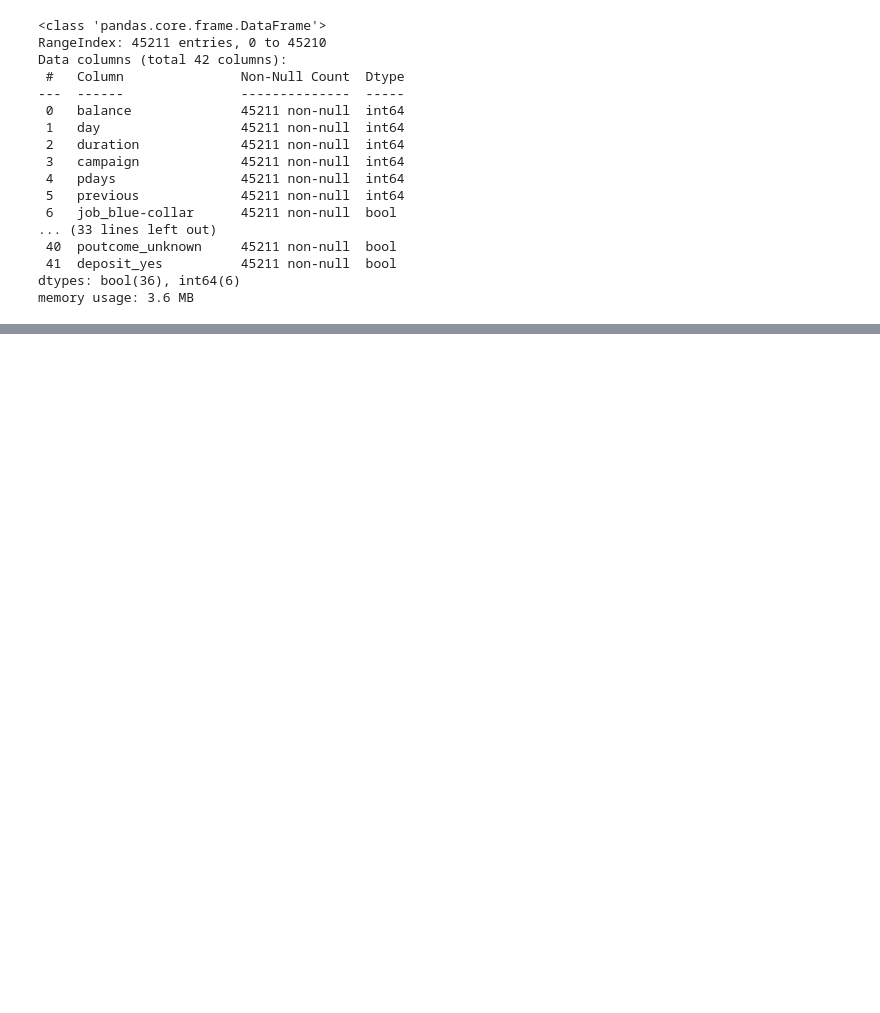
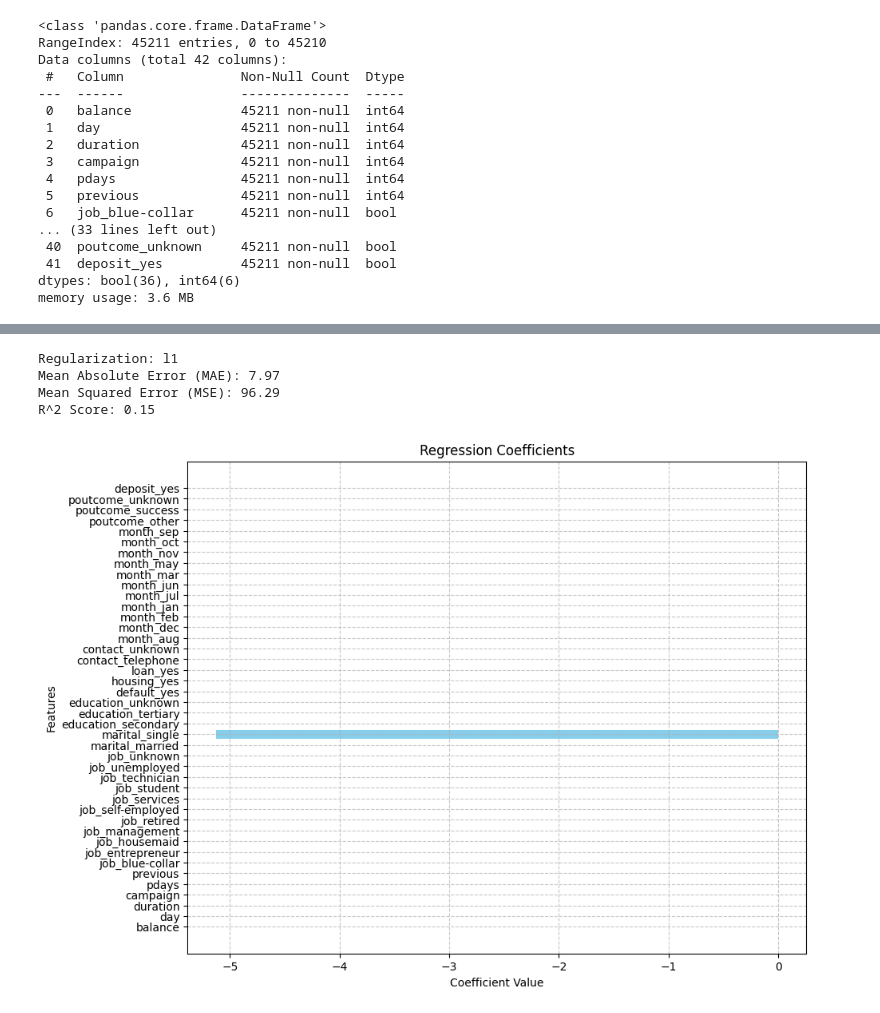
Before and after one commit to SirvavialTAG/MachineLearning, a Jupyter notebook: Lab5.ipynb, the cells around one changed output, grey strips where cells are left out. Saved outputs shown, nothing was run; the diff lists cells and outputs as text; code cells hidden in the pictures; blank space fills up the shorter version.

```diff
--- a/Lab5.ipynb
+++ b/Lab5.ipynb
@@ -278,0 +491,13 @@ memory usage: 3.6 MB
+# %%
+# L1-регуляризация
+model, _, _, _, _ = resolve_regression(X, y, regularization='l1')
+None
+
+# Визуализация коэффициентов регрессии
+plot_regression_coefficients(model, X.columns)
+# %% [output]
+Regularization: l1
+Mean Absolute Error (MAE): 7.97
+Mean Squared Error (MSE): 96.29
+R^2 Score: 0.15
+[figure, added]
```
Also changed, not shown: parts of 37 cells of this notebook.
